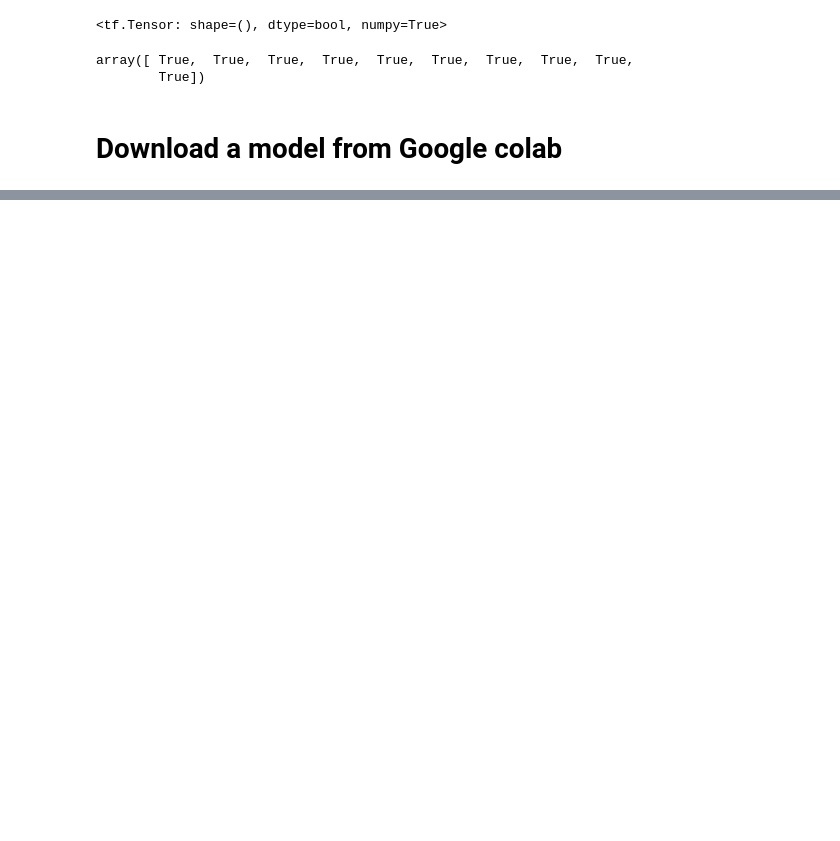
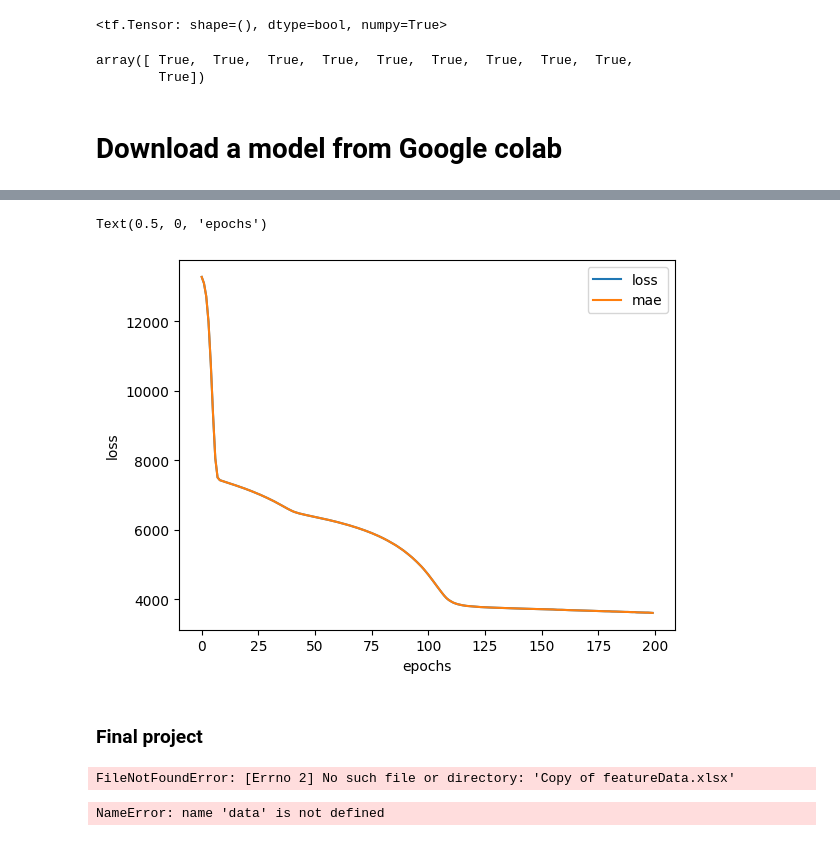
Before and after one commit to MahmoudAlsayes/pythonProject, a Jupyter notebook: 01_neural_network_regression_with_tensorflow.ipynb, the cells around one changed output, grey strips where cells are left out. Drawn from its saved outputs; the diff is of its cells as text; code cells hidden in the pictures; blank space fills up the shorter version.

```diff
--- a/01_neural_network_regression_with_tensorflow.ipynb
+++ b/01_neural_network_regression_with_tensorflow.ipynb
@@ -838,0 +969,4 @@ files.download("/content/your_model_name.h5")
+# %%
+# Create X Y values (features and labels)
+X = insurance_one_hot.drop("charges",axis=1)
+y=insurance_one_hot["charges"]
@@ -838,0 +994,5 @@ files.download("/content/your_model_name.h5")
+# %%
+# Create training and test sets
+from sklearn.model_selection import train_test_split
+X_train,X_test,y_train,y_test=train_test_split(X,y,test_size=0.2,random_state=42)
+len(X),len(X_train),len(X_test)
@@ -838,0 +1046,14 @@ files.download("/content/your_model_name.h5")
+# %%
+tf.random.set_seed(42)
+# 1. create a model
+insurance_model_02=tf.keras.Sequential([
+    tf.keras.layers.Dense(100),
+    tf.keras.layers.Dense(10),
+    tf.keras.layers.Dense(1)
+])
+# 2. Compile the model
+insurance_model_02.compile(loss=tf.keras.losses.mae,
+                           optimizer=tf.keras.optimizers.Adam(),
+                           metrics=["mae"])
+# 3. fit the model
+insurance_model_02.fit(X_train,y_train,epochs=100,verbose=1)
@@ -838,0 +1090,16 @@ files.download("/content/your_model_name.h5")
+# %%
+# set random seed
+tf.random.set_seed(42)
+# 1. Create a model
+insurance_model_3=tf.keras.Sequential([
+    tf.keras.layers.Dense(100),
+    tf.keras.layers.Dense(10),
+    tf.keras.layers.Dense(1)
+])
+# 2. compile
+insurance_model_3.compile(loss=tf.keras.losses.mae,
+                          optimizer=tf.keras.optimizers.Adam(),
+                          metrics=["mae"])
+
+# 3. fit the model
+history=insurance_model_3.fit(X_train,y_train,epochs=200)
@@ -838,0 +1135,18 @@ files.download("/content/your_model_name.h5")
+# %%
+# plot history
+pd.DataFrame(history.history).plot()
+plt.ylabel("loss")
+plt.xlabel("epochs")
+# %% [output]
+Text(0.5, 0, 'epochs')
+[figure, added]
+# %% [markdown]
+### Final project
+# %%
+data = pd.read_excel("Copy of featureData.xlsx")
+# %% [output]
+FileNotFoundError: [Errno 2] No such file or directory: 'Copy of featureData.xlsx'
+# %%
+data
+# %% [output]
+NameError: name 'data' is not defined
```
Also changed, not shown: parts of 66 cells of this notebook.
